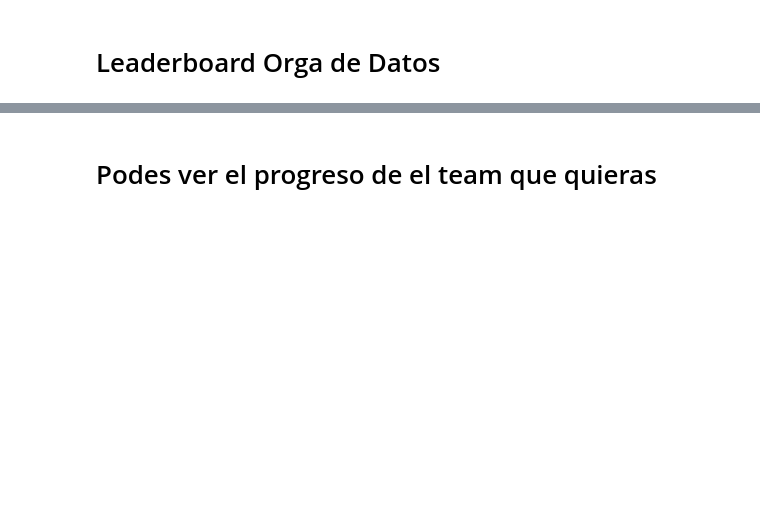
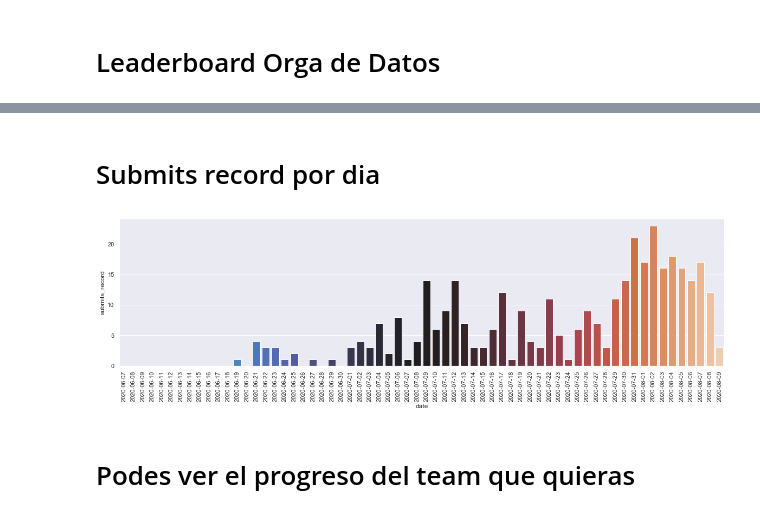
Before and after one commit to patopizzini/Organizacion_Datos_1C2020, a Jupyter notebook: TP2/tools/leaderboard.ipynb, the cells around one changed output, grey strips where cells are left out. Cells and saved outputs as stored; diff of their text form; code cells hidden in the pictures; blank space fills up the shorter version.

```diff
--- a/TP2/tools/leaderboard.ipynb
+++ b/TP2/tools/leaderboard.ipynb
@@ -167,2 +97,19 @@ cross = leaderboard[leaderboard['TeamName'].isin(list(parecidos.values()) + piaz
+# %%
+cross = leaderboard[leaderboard['TeamName'].isin(nombre_en_kaggle)]
+aux = cross\
+    .groupby('TeamName')\
+    .apply(lambda x: x.nlargest(2, 'SubmissionDate'))\
+    .reset_index(drop=True)
+aux['last_plus'] = -aux.groupby('TeamName')['Score'].diff().shift(-1)
+datos_leaderboard = aux.groupby('TeamName')['SubmissionDate'].max().to_frame().merge(aux, on = 'SubmissionDate')
+submits_record = cross.groupby('TeamName')['SubmissionDate'].count().rename('cantidad_submits_record')
+datos_leaderboard = submits_record.to_frame().merge(datos_leaderboard, on = 'TeamName')
+datos_leaderboard = datos_leaderboard.sort_values('Score', ascending = False).reset_index()
+mean = datos_leaderboard['Score'].mean()
+datos_leaderboard['relative'] = (datos_leaderboard['Score'] - mean) * 100
+datos_leaderboard.rename(columns={'SubmissionDate':'last_record_submission_date'}, inplace=True)
+datos_leaderboard['rank'] = datos_leaderboard.index + 1
+datos_leaderboard.set_index('rank', inplace = True)
+datos_leaderboard = datos_leaderboard[['TeamName','Score','last_plus','relative','last_record_submission_date','cantidad_submits_record']]
 # %% [markdown]
 # Leaderboard Orga de Datos
@@ -197,2 +160,33 @@ datos_leaderboard
+# %% [markdown]
+# Submits record por dia
+# %%
+cross_with_date = cross.copy()
+cross_with_date['date'] = cross_with_date['SubmissionDate'].apply(lambda x: datetime.date(x.year, x.month, x.day))
+submits_per_day = cross_with_date.groupby('date').TeamName.count().to_frame().reset_index()\
+                                    .rename(columns = {'TeamName':'submits_record'})
+
+base = min(submits_per_day.date)
+days = (max(submits_per_day.date) - min(submits_per_day.date)).days
+date_list = [base + datetime.timedelta(days=x) for x in range(1,days+1)]
+
+submits = []
+for day in date_list:
+    if len(submits_per_day[submits_per_day.date == day]):
+        submits.append(submits_per_day[submits_per_day.date == day].submits_record.values[0])
+    else:
+        submits.append(0)
+
+submits_per_day = pd.DataFrame(
+    {
+        'date':date_list,
+        'submits_record': submits
+    }
+)
+
+v = sns.barplot(x = 'date', y = 'submits_record', data = submits_per_day, palette = 'icefire')
+for item in v.get_xticklabels():
+        item.set_rotation(90)
+# %% [output]
+[figure, added]
 # %% [markdown]
-# Podes ver el progreso de el team que quieras
+# Podes ver el progreso del team que quieras
```
Also changed, not shown: parts of 21 cells of this notebook.
